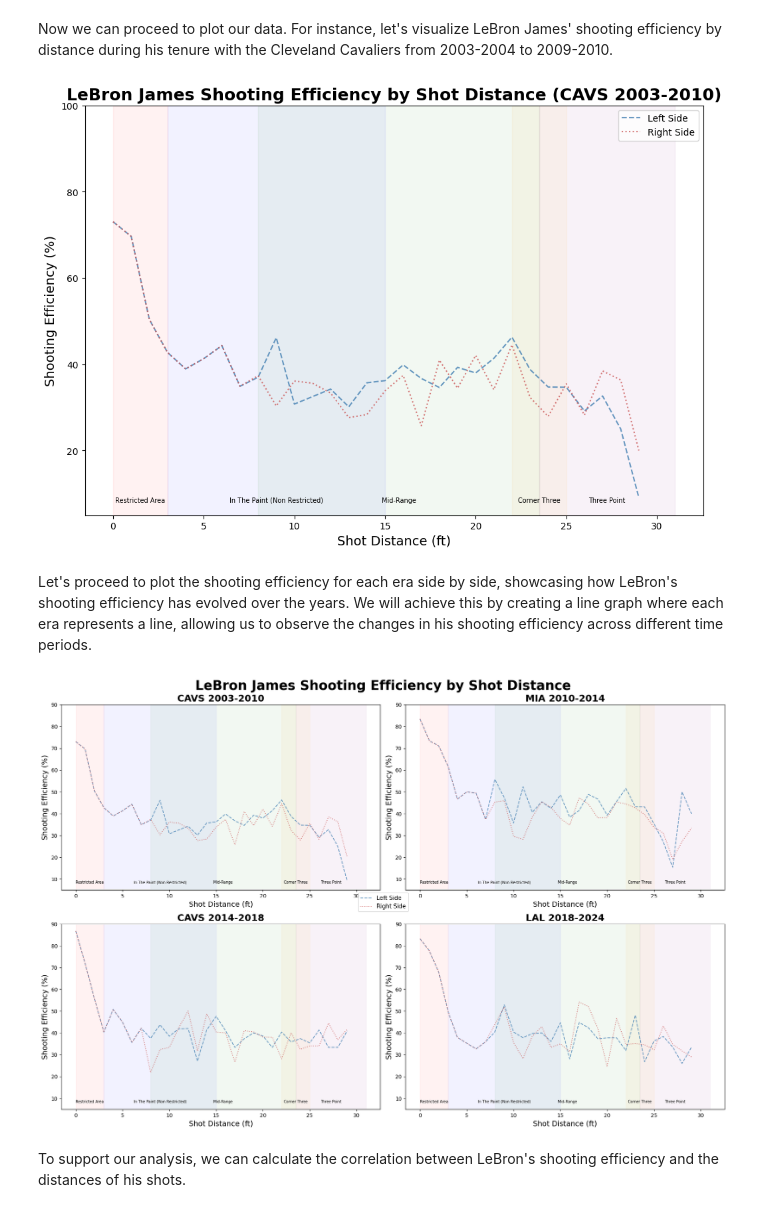
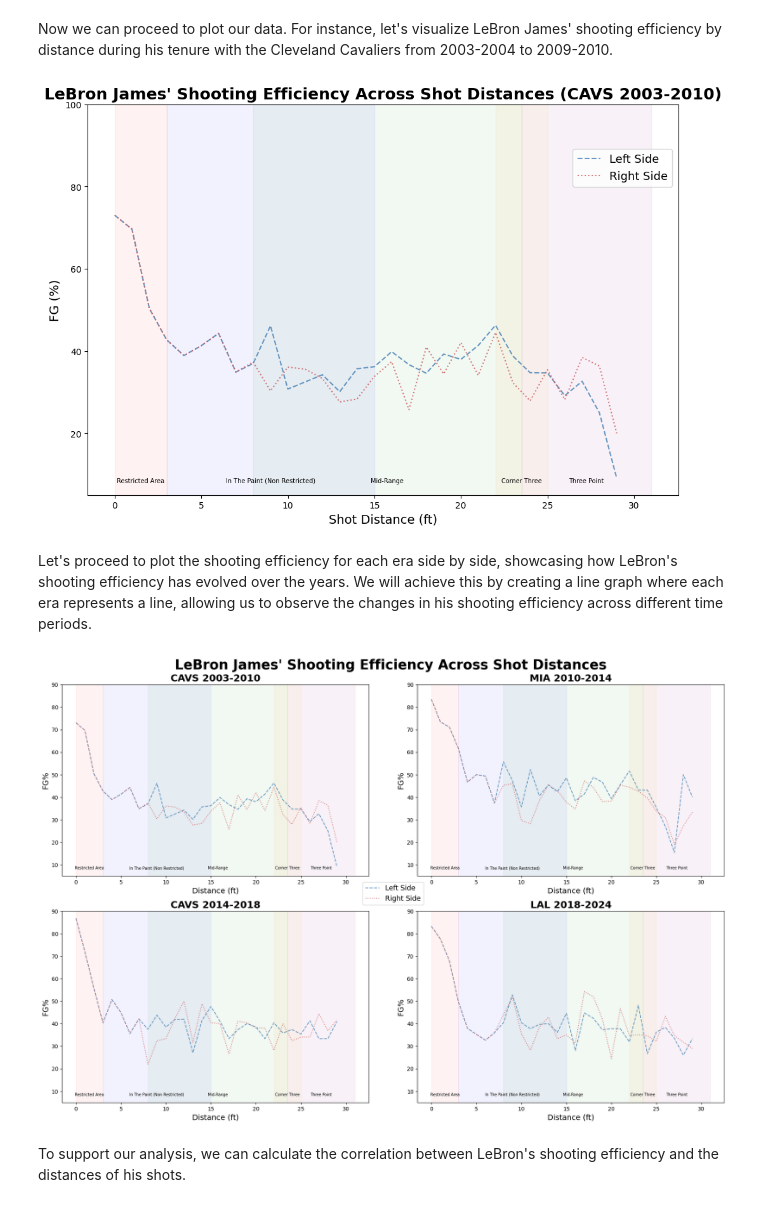
Before and after one commit to francescobortuzzo/DataScienceProject, a Jupyter notebook: creazione_plot/plot.ipynb, the cells around one changed output. Drawn from its saved outputs; the diff is of its cells as text; code cells hidden in the pictures.

```diff
--- a/creazione_plot/plot.ipynb
+++ b/creazione_plot/plot.ipynb
@@ -619,37 +649,37 @@ Now we can proceed to plot our data. For instance, let's visualize LeBron James'
 df_l = df_shots[(df_shots.Area == 'Left Side(L)') | (df_shots.Area == 'Center(C)')]
 df_r = df_shots[(df_shots.Area == 'Right Side(R)') | (df_shots.Area == 'Center(C)')]
 
 #calculate the shooting efficiency for the left side
 efficiency_l = shooting_efficiency_distance(df_l, cavs_1)
 
 #calculate the shooting efficiency for the right side
 efficiency_r = shooting_efficiency_distance(df_r, cavs_1)
 
 
 #set the size of the plot
 fig, ax = plt.subplots(figsize=(12, 8))
 
 #plot the data
 plt.plot(range(0, 30), efficiency_l, label='Left Side', color='steelblue', alpha=0.8, linestyle='dashed')
 plt.plot(range(0, 30), efficiency_r, label='Right Side', color='indianred', alpha=0.8, linestyle='dotted')
 
 #y axis limits
 plt.ylim(5, 100)
 
 #plot the distance ranges
 plot_dist(ax)
 
 #add labels and title
 plt.xlabel('Shot Distance (ft)', fontsize=14)
-plt.ylabel('Shooting Efficiency (%)', fontsize=14)
-plt.title('LeBron James Shooting Efficiency by Shot Distance (CAVS 2003-2010)', fontsize=18, fontweight='bold')
+plt.ylabel('FG (%)', fontsize=14)
+plt.title('LeBron James\' Shooting Efficiency Across Shot Distances (CAVS 2003-2010)', fontsize=18, fontweight='bold')
 
 #add legend
-plt.legend()
+plt.legend( fontsize=13, loc='upper right', bbox_to_anchor=(1, 0.9))
 
 plt.show()
 # %% [output]
-[figure, old version]
+[figure, new version]
 # %% [markdown]
 Let's proceed to plot the shooting efficiency for each era side by side, showcasing how LeBron's shooting efficiency has evolved over the years. We will achieve this by creating a line graph where each era represents a line, allowing us to observe the changes in his shooting efficiency across different time periods.
 # %%
@@ -666,12 +696,15 @@ def plot_efficiency(ax, title, team_data, df_shots):
 
     ax.set_ylim(5, 90)
     plot_dist(ax)
-    ax.set_xlabel('Shot Distance (ft)', fontsize=14)
-    ax.set_ylabel('Shooting Efficiency (%)', fontsize=14)
+    ax.set_xlabel('Distance (ft)', fontsize=14)
+    ax.set_ylabel('FG%', fontsize=14)
     ax.set_title(title, fontsize=18, fontweight='bold')
 
 # Create the figure and axes
 fig, axs = plt.subplots(2, 2, figsize=(18.5, 12.33))
+
+# Set width and height between subplots
+plt.subplots_adjust(wspace=45, hspace=0.6)
 
 # Plot the shooting efficiency for each era
 plot_efficiency(axs[0, 0], 'CAVS 2003-2010', cavs_1, df_shots)
@@ -680,15 +713,17 @@ plot_efficiency(axs[1, 0], 'CAVS 2014-2018', cavs_2, df_shots)
 plot_efficiency(axs[1, 1], 'LAL 2018-2024', lal, df_shots)
 
 # Add a legend
-fig.legend(['Left Side', 'Right Side'], loc='upper center', fontsize=11, bbox_to_anchor=(0.5, 0.525), bbox_transform=plt.gcf().transFigure)
+fig.legend(['Left Side', 'Right Side'], loc='upper center', fontsize=13, bbox_to_anchor=(0.503, 0.52), bbox_transform=plt.gcf().transFigure)
 
 #Add a title
-fig.suptitle('LeBron James Shooting Efficiency by Shot Distance', fontsize=25, fontweight='bold')
+fig.suptitle('LeBron James\' Shooting Efficiency Across Shot Distances', fontsize=25, fontweight='bold')
+
 
 plt.tight_layout()
+
 plt.show()
 # %% [output]
-[figure, old version]
+[figure, new version]
 # %% [markdown]
 To support our analysis, we can calculate the correlation between LeBron's shooting efficiency and the distances of his shots.
 # %%
```
Also changed, not shown: parts of 25 cells of this notebook, 7 other files.
